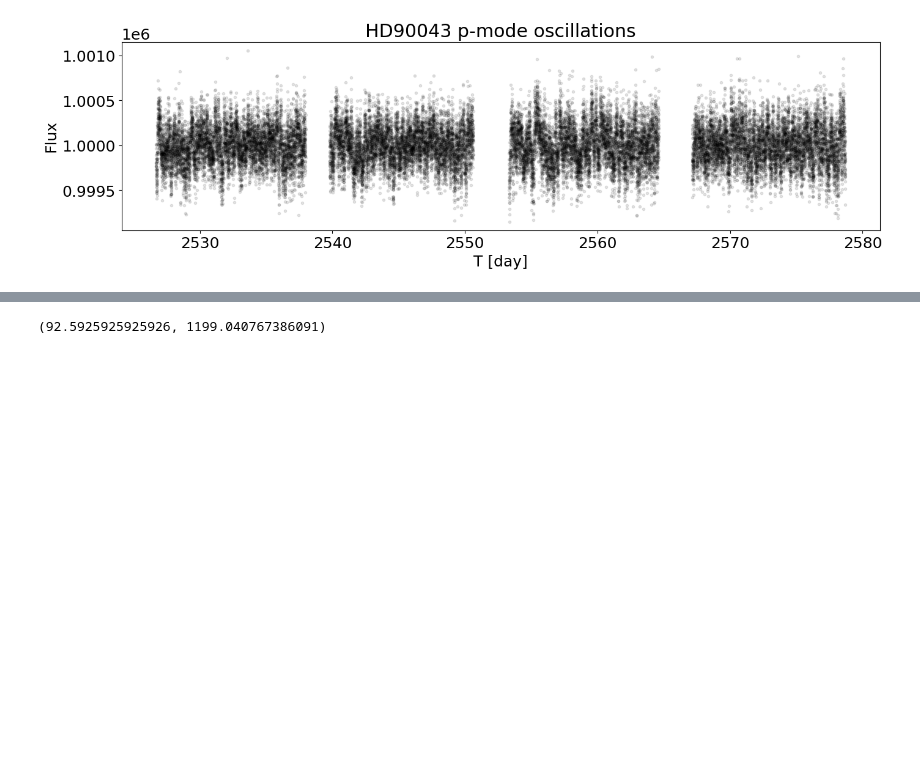
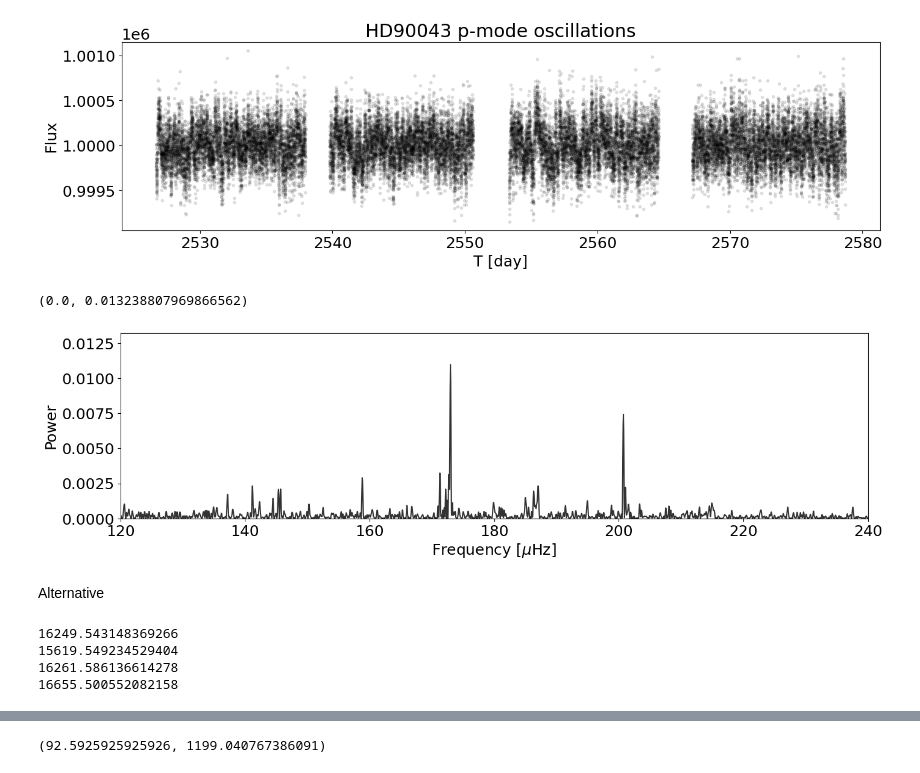
Before and after one commit to jinglinzhao/SONG, a Jupyter notebook: HD90043.ipynb, the cells around one changed output, grey strips where cells are left out. Saved outputs shown, nothing was run; the diff lists cells and outputs as text; code cells hidden in the pictures; blank space fills up the shorter version.

```diff
--- a/HD90043.ipynb
+++ b/HD90043.ipynb
@@ -30,3 +30,15 @@ plt.plot(bjd, flux, 'k.', alpha=0.1)
 # %% [output]
 [<matplotlib.lines.Line2D at 0x...>]
 [figure]
+# %%
+fig = plt.figure(figsize=(16, 4))
+frequency, power = LombScargle(t*24*3600, flux, flux_err).autopower()
+frequency *= 1e6
+plt.plot(frequency, power, 'k', alpha=0.8)
+plt.xlabel(r'Frequency [$\mu$Hz]')
+plt.ylabel('Power')
+plt.xlim([120, 240])
+plt.ylim([0, None])
+# %% [output]
+(0.0, 0.013238807969866562)
+[figure, added]
@@ -32,0 +83,27 @@ plt.plot(bjd, flux, 'k.', alpha=0.1)
+# %% [markdown]
+Alternative
+# %%
+delta_t = 13.05
+y_corrected = []
+
+for i in range(4):
+
+    bjd_min = min(bjd)
+    idx = ((bjd>=bjd_min+i*delta_t) & (bjd<bjd_min+(i+1)*delta_t))
+    t = (bjd[idx]-min(bjd[idx]))*24*60
+    y = flux[idx]
+    yerr = flux_err[idx]
+    print(max(t) - min(t))
+
+    y = y-np.mean(y)
+    _, short_variation, long_variation = long_short_divide(x=t, y=y, yerr=yerr, r=500)
+
+    if len(y_corrected) == 0:
+        y_corrected = short_variation
+    else:
+        y_corrected = np.hstack((y_corrected, short_variation))
+# %% [output]
+16249.543148369266
+15619.549234529404
+16261.586136614278
+16655.500552082158
```
Also changed, not shown: parts of 11 cells of this notebook, 3 other files.
